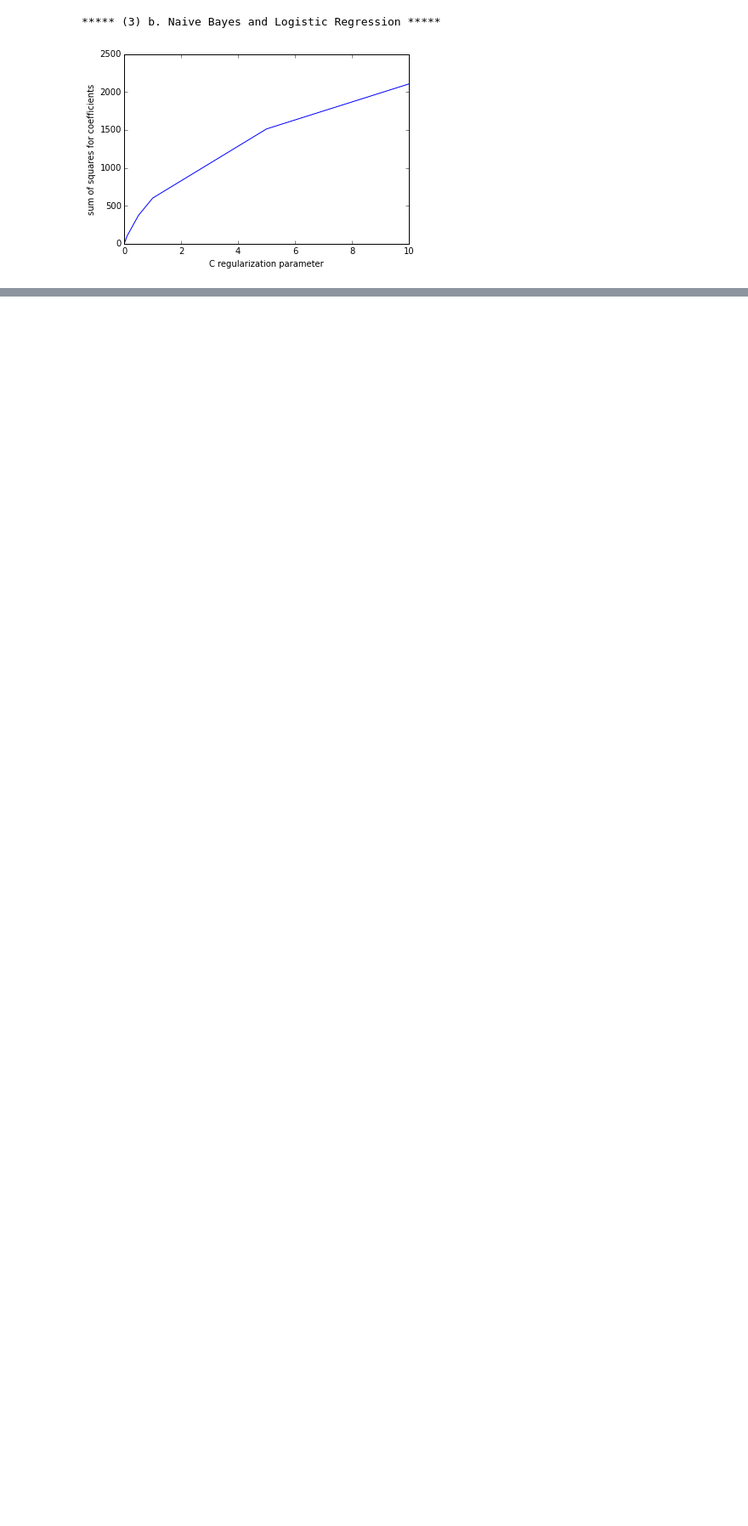
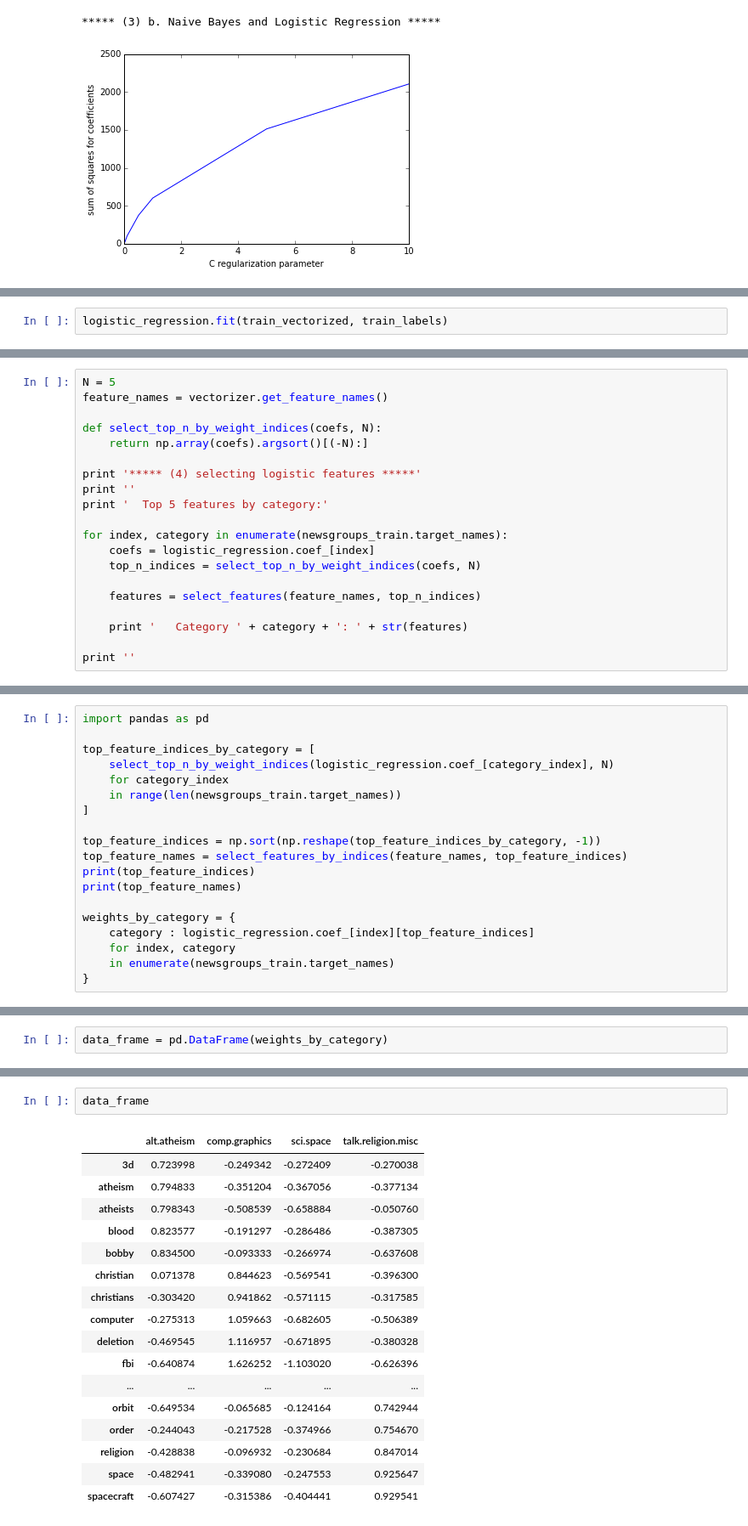
Before and after one commit to jbocharov-mids/W207-Machine-Learning, a Jupyter notebook: assignment2-scratch/Assignment2-scratch1.ipynb, the cells around one changed output, grey strips where cells are left out. Shown at 85% size. Cells and saved outputs as stored; diff of their text form; blank space fills up the shorter version.

```diff
--- a/assignment2-scratch/Assignment2-scratch1.ipynb
+++ b/assignment2-scratch/Assignment2-scratch1.ipynb
@@ -421,0 +522,2 @@ _ = plt.show()
+# %%
+logistic_regression.fit(train_vectorized, train_labels)
@@ -421,0 +538,20 @@ _ = plt.show()
+# %%
+N = 5
+feature_names = vectorizer.get_feature_names()
+
+def select_top_n_by_weight_indices(coefs, N):
+    return np.array(coefs).argsort()[(-N):]
+
+print '***** (4) selecting logistic features *****'
+print ''
+print '  Top 5 features by category:'
+
+for index, category in enumerate(newsgroups_train.target_names):
+    coefs = logistic_regression.coef_[index]
+    top_n_indices = select_top_n_by_weight_indices(coefs, N)
+
+    features = select_features(feature_names, top_n_indices)
+
+    print '   Category ' + category + ': ' + str(features)
+
+print ''
@@ -421,0 +566,19 @@ _ = plt.show()
+# %%
+import pandas as pd
+
+top_feature_indices_by_category = [
+    select_top_n_by_weight_indices(logistic_regression.coef_[category_index], N)
+    for category_index
+    in range(len(newsgroups_train.target_names))
+]
+
+top_feature_indices = np.sort(np.reshape(top_feature_indices_by_category, -1))
+top_feature_names = select_features_by_indices(feature_names, top_feature_indices)
+print(top_feature_indices)
+print(top_feature_names)
+
+weights_by_category = {
+    category : logistic_regression.coef_[index][top_feature_indices]
+    for index, category
+    in enumerate(newsgroups_train.target_names)
+}
@@ -421,0 +589,2 @@ _ = plt.show()
+# %%
+data_frame = pd.DataFrame(weights_by_category)
@@ -421,0 +595,20 @@ _ = plt.show()
+# %%
+data_frame
+# %% [output]
+|  | alt.atheism | comp.graphics | sci.space | talk.religion.misc |
+| 3d | 0.723998 | -0.249342 | -0.272409 | -0.270038 |
+| atheism | 0.794833 | -0.351204 | -0.367056 | -0.377134 |
+| atheists | 0.798343 | -0.508539 | -0.658884 | -0.050760 |
+| blood | 0.823577 | -0.191297 | -0.286486 | -0.387305 |
+| bobby | 0.834500 | -0.093333 | -0.266974 | -0.637608 |
+| christian | 0.071378 | 0.844623 | -0.569541 | -0.396300 |
+| christians | -0.303420 | 0.941862 | -0.571115 | -0.317585 |
+| computer | -0.275313 | 1.059663 | -0.682605 | -0.506389 |
+| deletion | -0.469545 | 1.116957 | -0.671895 | -0.380328 |
+| fbi | -0.640874 | 1.626252 | -1.103020 | -0.626396 |
+| ... | ... | ... | ... | ... |
+| orbit | -0.649534 | -0.065685 | -0.124164 | 0.742944 |
+| order | -0.244043 | -0.217528 | -0.374966 | 0.754670 |
+| religion | -0.428838 | -0.096932 | -0.230684 | 0.847014 |
+| space | -0.482941 | -0.339080 | -0.247553 | 0.925647 |
+| spacecraft | -0.607427 | -0.315386 | -0.404441 | 0.929541 |
```
Also changed, not shown: parts of 21 cells of this notebook, 1 other file.
